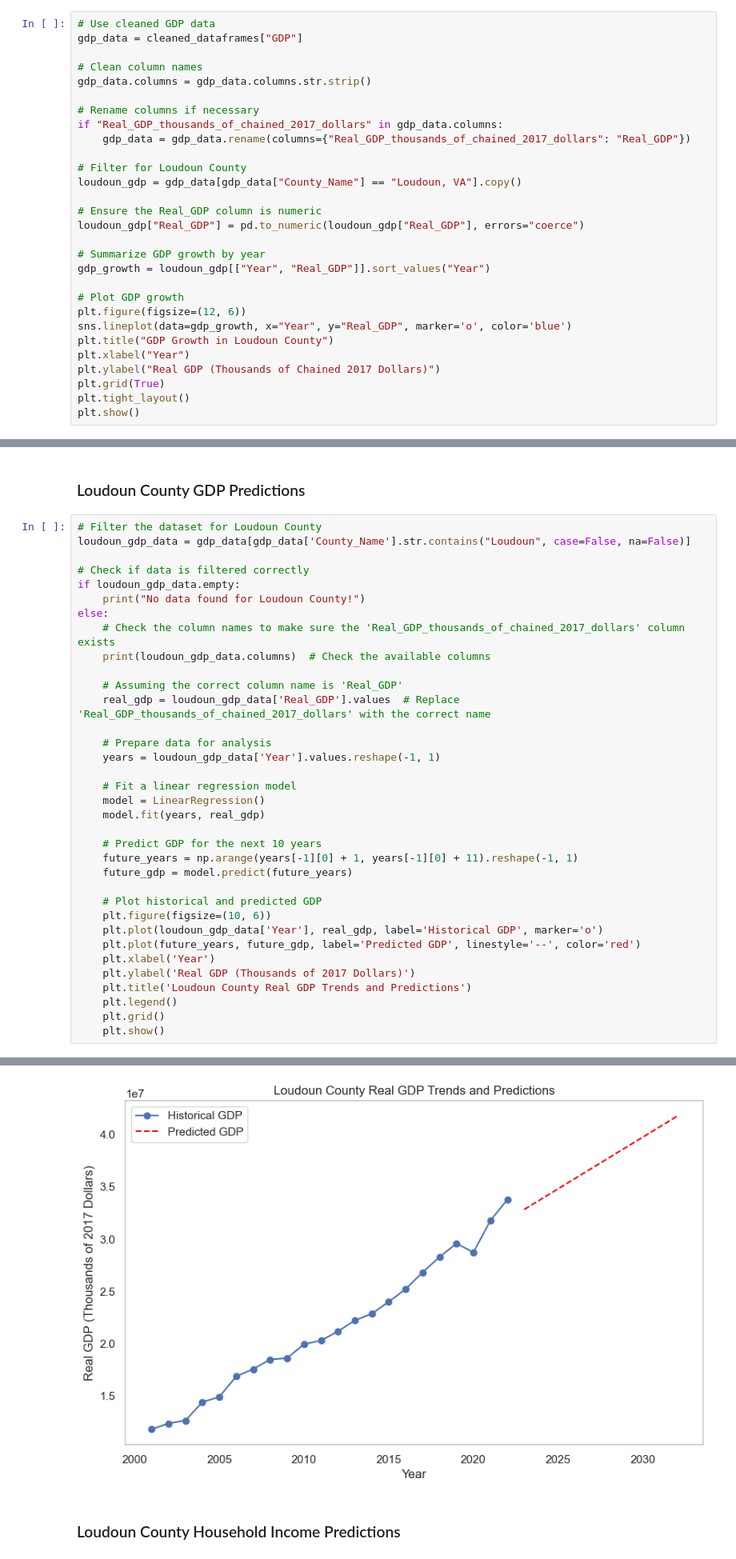
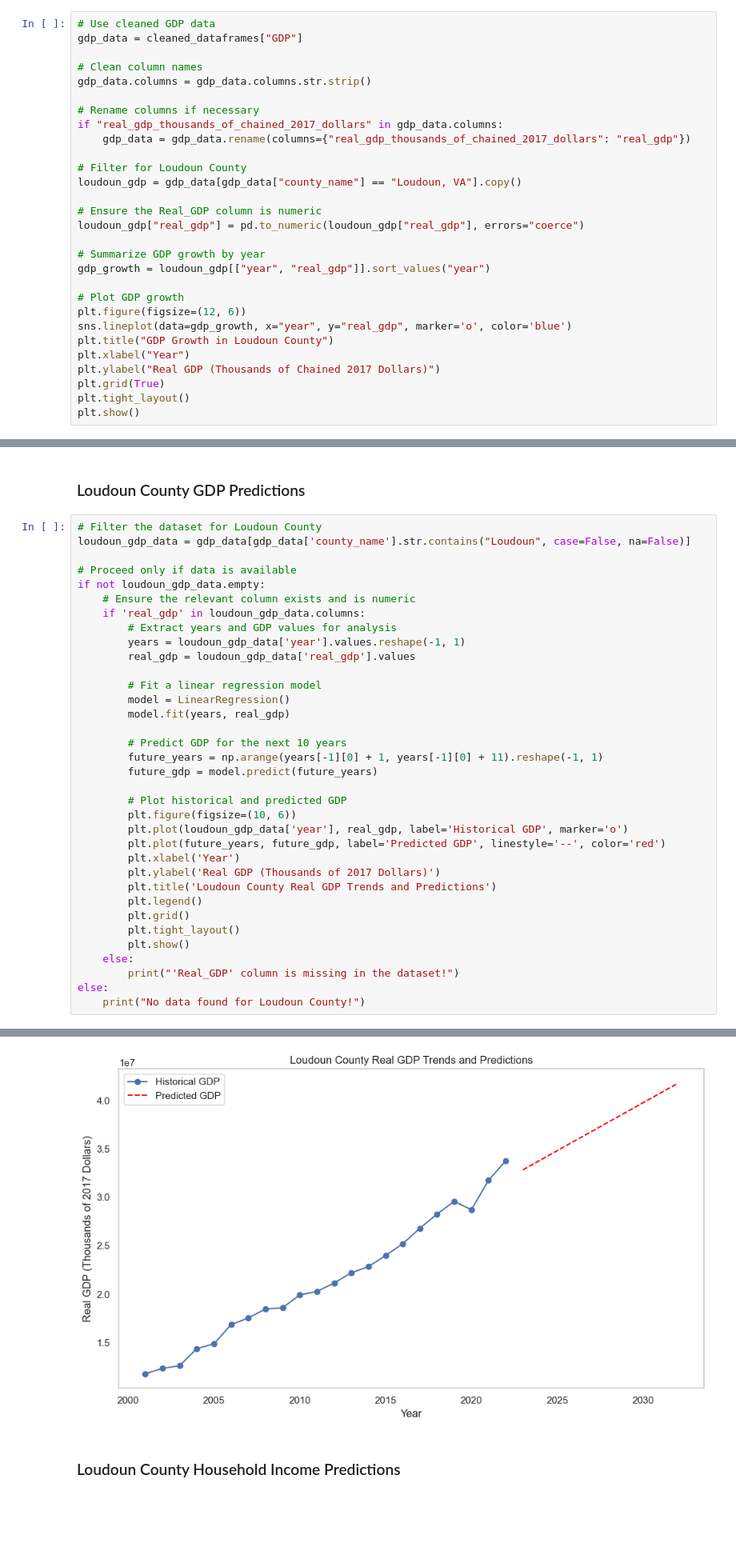
Before and after one commit to Akemp787/Loudoun_County_Growth_Study, a Jupyter notebook: notebooks/Loudoun County Growth Study.ipynb, the cells around one changed output, grey strips where cells are left out. Shown at 80% size. Cells and saved outputs as stored; diff of their text form; blank space fills up the shorter version.

```diff
--- a/notebooks/Loudoun County Growth Study.ipynb
+++ b/notebooks/Loudoun County Growth Study.ipynb
@@ -147,21 +200,21 @@ gdp_data = cleaned_dataframes["GDP"]
 gdp_data.columns = gdp_data.columns.str.strip()
 
 # Rename columns if necessary
-if "Real_GDP_thousands_of_chained_2017_dollars" in gdp_data.columns:
-    gdp_data = gdp_data.rename(columns={"Real_GDP_thousands_of_chained_2017_dollars": "Real_GDP"})
+if "real_gdp_thousands_of_chained_2017_dollars" in gdp_data.columns:
+    gdp_data = gdp_data.rename(columns={"real_gdp_thousands_of_chained_2017_dollars": "real_gdp"})
 
 # Filter for Loudoun County
-loudoun_gdp = gdp_data[gdp_data["County_Name"] == "Loudoun, VA"].copy()
+loudoun_gdp = gdp_data[gdp_data["county_name"] == "Loudoun, VA"].copy()
 
 # Ensure the Real_GDP column is numeric
-loudoun_gdp["Real_GDP"] = pd.to_numeric(loudoun_gdp["Real_GDP"], errors="coerce")
+loudoun_gdp["real_gdp"] = pd.to_numeric(loudoun_gdp["real_gdp"], errors="coerce")
 
 # Summarize GDP growth by year
-gdp_growth = loudoun_gdp[["Year", "Real_GDP"]].sort_values("Year")
+gdp_growth = loudoun_gdp[["year", "real_gdp"]].sort_values("year")
 
 # Plot GDP growth
 plt.figure(figsize=(12, 6))
-sns.lineplot(data=gdp_growth, x="Year", y="Real_GDP", marker='o', color='blue')
+sns.lineplot(data=gdp_growth, x="year", y="real_gdp", marker='o', color='blue')
 plt.title("GDP Growth in Loudoun County")
 plt.xlabel("Year")
 plt.ylabel("Real GDP (Thousands of Chained 2017 Dollars)")
@@ -750,37 +768,37 @@ plt.show()
 ### Loudoun County GDP Predictions
 # %%
 # Filter the dataset for Loudoun County
-loudoun_gdp_data = gdp_data[gdp_data['County_Name'].str.contains("Loudoun", case=False, na=False)]
+loudoun_gdp_data = gdp_data[gdp_data['county_name'].str.contains("Loudoun", case=False, na=False)]
 
-# Check if data is filtered correctly
-if loudoun_gdp_data.empty:
+# Proceed only if data is available
+if not loudoun_gdp_data.empty:
+    # Ensure the relevant column exists and is numeric
+    if 'real_gdp' in loudoun_gdp_data.columns:
+        # Extract years and GDP values for analysis
+        years = loudoun_gdp_data['year'].values.reshape(-1, 1)
+        real_gdp = loudoun_gdp_data['real_gdp'].values
+
+        # Fit a linear regression model
+        model = LinearRegression()
+        model.fit(years, real_gdp)
+
+        # Predict GDP for the next 10 years
+        future_years = np.arange(years[-1][0] + 1, years[-1][0] + 11).reshape(-1, 1)
+        future_gdp = model.predict(future_years)
+
+        # Plot historical and predicted GDP
+        plt.figure(figsize=(10, 6))
+        plt.plot(loudoun_gdp_data['year'], real_gdp, label='Historical GDP', marker='o')
+        plt.plot(future_years, future_gdp, label='Predicted GDP', linestyle='--', color='red')
+        plt.xlabel('Year')
+        plt.ylabel('Real GDP (Thousands of 2017 Dollars)')
+        plt.title('Loudoun County Real GDP Trends and Predictions')
+        plt.legend()
+        plt.grid()
+        plt.tight_layout()
+        plt.show()
+    else:
+        print("'Real_GDP' column is missing in the dataset!")
+else:
     print("No data found for Loudoun County!")
-else:
-    # Check the column names to make sure the 'Real_GDP_thousands_of_chained_2017_dollars' column exists
-    print(loudoun_gdp_data.columns)  # Check the available columns
-
-    # Assuming the correct column name is 'Real_GDP'
-    real_gdp = loudoun_gdp_data['Real_GDP'].values  # Replace 'Real_GDP_thousands_of_chained_2017_dollars' with the correct name
-
-    # Prepare data for analysis
-    years = loudoun_gdp_data['Year'].values.reshape(-1, 1)
-
-    # Fit a linear regression model
-    model = LinearRegression()
-    model.fit(years, real_gdp)
-
-    # Predict GDP for the next 10 years
-    future_years = np.arange(years[-1][0] + 1, years[-1][0] + 11).reshape(-1, 1)
-    future_gdp = model.predict(future_years)
-
-    # Plot historical and predicted GDP
-    plt.figure(figsize=(10, 6))
-    plt.plot(loudoun_gdp_data['Year'], real_gdp, label='Historical GDP', marker='o')
-    plt.plot(future_years, future_gdp, label='Predicted GDP', linestyle='--', color='red')
-    plt.xlabel('Year')
-    plt.ylabel('Real GDP (Thousands of 2017 Dollars)')
-    plt.title('Loudoun County Real GDP Trends and Predictions')
-    plt.legend()
-    plt.grid()
-    plt.show()
 # %% [output]
@@ -792,4 +805,4 @@ Index(['FIPS_Code', 'County_Name', 'Year',
-[figure, old version]
+[figure, new version]
 # %% [markdown]
 ### Loudoun County Household Income Predictions
 # %%
```
Also changed, not shown: parts of 20 cells of this notebook, 6 other files.
